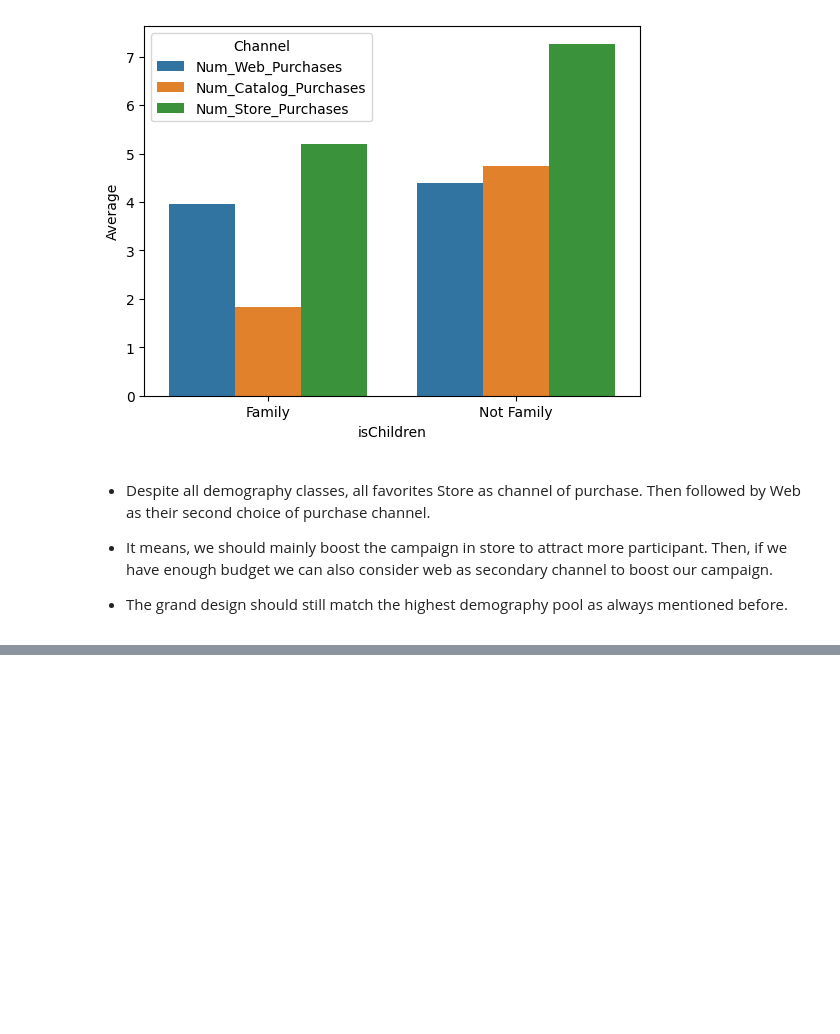
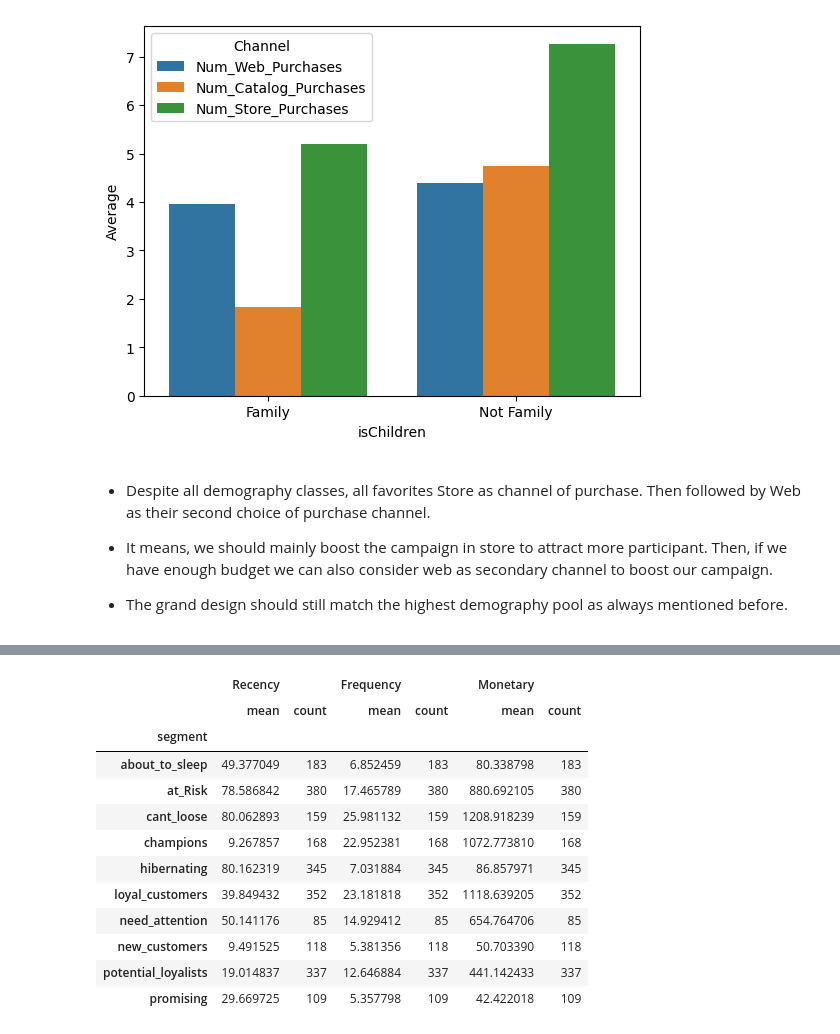
Before and after one commit to lvbaotram/Campaign-Analysis, a Jupyter notebook: EDA.ipynb, the cells around one changed output, grey strips where cells are left out. Saved outputs shown, nothing was run; the diff lists cells and outputs as text; code cells hidden in the pictures; blank space fills up the shorter version.

```diff
--- a/EDA.ipynb
+++ b/EDA.ipynb
@@ -1381,0 +1386,12 @@ Then, if we have enough budget we can also consider web as secondary channel to
+# %%
+# Initialize the rfm DataFrame
+rfm = pd.DataFrame()
+# Recency
+rfm['Recency'] = df['Recency']
+# Frequency
+rfm['Frequency'] = df['Num_Deals_Purchases'] + df['Num_Catalog_Purchases'] + df['Num_Store_Purchases'] + df['Num_Web_Purchases']
+# Monetary
+rfm['Monetary'] = df['Liquor'] + df['Vegetables'] + df['Pork'] + df['Seafood'] + df['Candy'] + df['Jewellery']
+
+# Check the dataframe
+rfm
@@ -1381,0 +1455,18 @@ Then, if we have enough budget we can also consider web as secondary channel to
+# %%
+# Performing calculations
+rfm_df.loc[:,'segment'] = rfm_df['RFM_SCORE'].replace(seg_map, regex=True)
+rfm_df[['segment', 'Recency', 'Frequency', 'Monetary']].groupby('segment').agg(['mean', 'count'])
+# %% [output]
+|  | Recency |  | Frequency |  | Monetary |  |
+|  | mean | count | mean | count | mean | count |
+| segment |  |  |  |  |  |  |
+| about_to_sleep | 49.377049 | 183 | 6.852459 | 183 | 80.338798 | 183 |
+| at_Risk | 78.586842 | 380 | 17.465789 | 380 | 880.692105 | 380 |
+| cant_loose | 80.062893 | 159 | 25.981132 | 159 | 1208.918239 | 159 |
+| champions | 9.267857 | 168 | 22.952381 | 168 | 1072.773810 | 168 |
+| hibernating | 80.162319 | 345 | 7.031884 | 345 | 86.857971 | 345 |
+| loyal_customers | 39.849432 | 352 | 23.181818 | 352 | 1118.639205 | 352 |
+| need_attention | 50.141176 | 85 | 14.929412 | 85 | 654.764706 | 85 |
+| new_customers | 9.491525 | 118 | 5.381356 | 118 | 50.703390 | 118 |
+| potential_loyalists | 19.014837 | 337 | 12.646884 | 337 | 441.142433 | 337 |
+| promising | 29.669725 | 109 | 5.357798 | 109 | 42.422018 | 109 |
```
Also changed, not shown: parts of 17 cells of this notebook, 13 other files.
